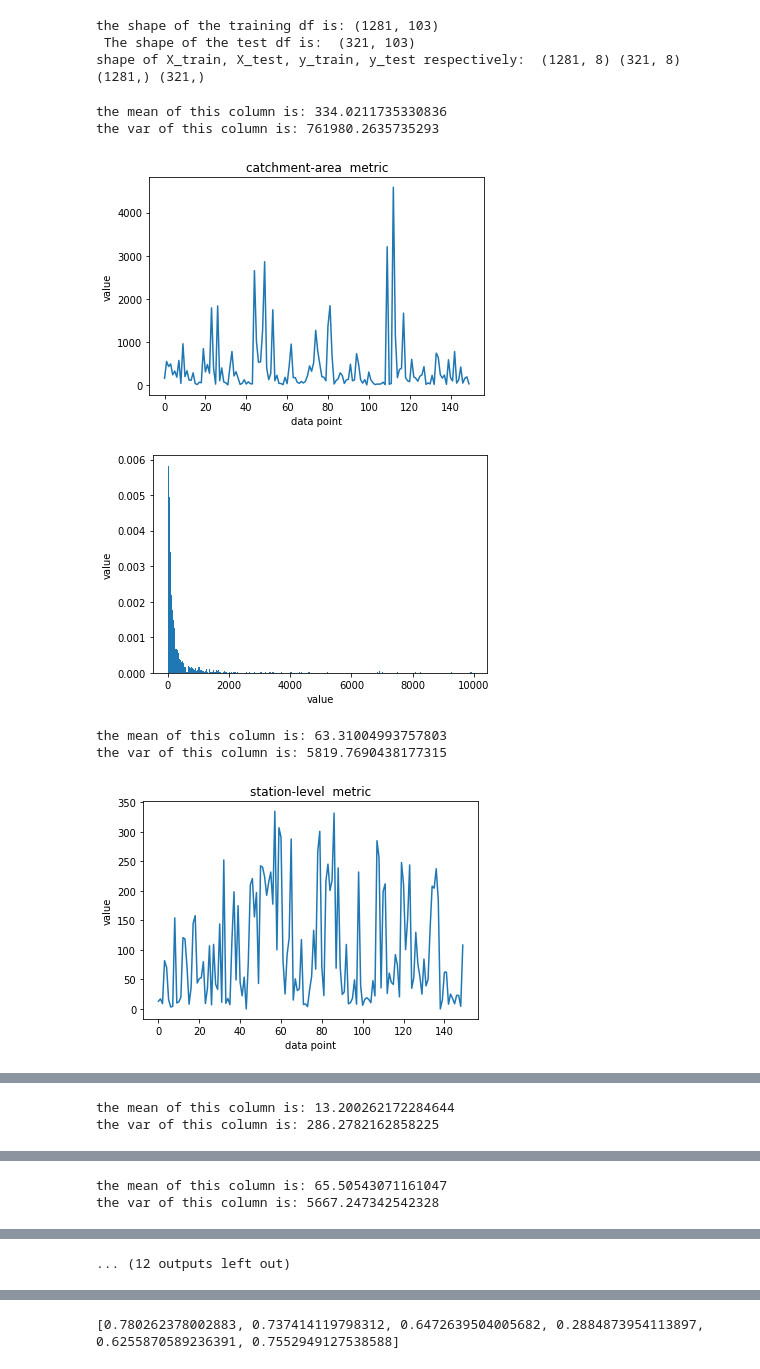
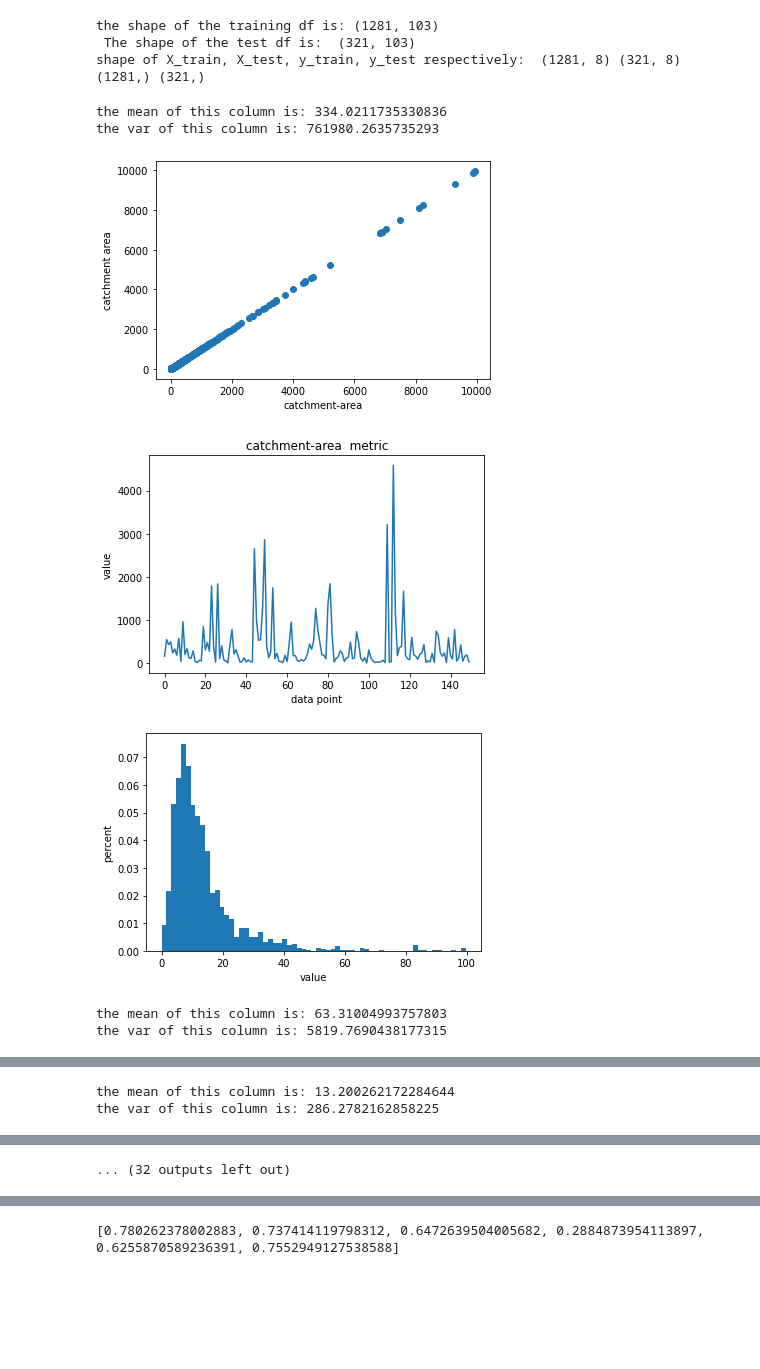
Before and after one commit to tcmarino8/Flood-Modeling, a Jupyter notebook: FloodModeling.ipynb, the cells around one changed output, grey strips where cells are left out. Saved outputs shown, nothing was run; the diff lists cells and outputs as text; code cells hidden in the pictures; blank space fills up the shorter version.

```diff
--- a/FloodModeling.ipynb
+++ b/FloodModeling.ipynb
@@ -138,7 +138,7 @@ Now that we have a map we might as well split this data into training and testin
 
 It seems that what I am trying to predict is the qmed data from the rest of the data. I will now go ahead and attempt to do so.
 # %%
-X = RiverFlowDataSet[['catchment-area', 'station-level', 'sensitivity', 'minimum-altitude', 'maximum-altitude', 'gdf-mean-flow', 'gdf-max-flow', 'mean-flood-plain-extent']].fillna(0)
+X = RiverFlowDataSet[['catchment-area', 'station-level', 'sensitivity', 'minimum-altitude', 'maximum-altitude', 'gdf-mean-flow', 'gdf-max-flow', 'mean-flood-plain-extent', 'farl', 'saar-1961-1990']].fillna(0)
 y = RiverFlowDataSet['qmed'].fillna(0)
 train_df, test_df = train_test_split(RiverFlowDataSet, test_size = .2)
 print('the shape of the training df is:', np.shape(train_df), '\n The shape of the test df is: ', np.shape(test_df))
@@ -155,25 +155,30 @@ shape of X_train, X_test, y_train, y_test respectively:  (1281, 8) (321, 8) (128
 # %%
 
 for column in X.columns:
   print('the mean of this column is:', np.mean(X[column]))
   print('the var of this column is:', np.var(X[column]))
+  plt.scatter(X[column], X['catchment-area'])
+  plt.xlabel(column)
+  plt.ylabel('catchment area')
+  plt.show()
   plt.plot(range(150), X[column][:150])
   plt.xlabel('data point')
   plt.ylabel('value')
   plt.title(f'{column}  metric')
   plt.show()
-  plt.hist(X[column], bins = 'auto', density = True)
+
+  plt.hist(np.sqrt(X[column]), bins = 'auto', density = True)
   plt.xlabel('value')
-  plt.ylabel('value')
+  plt.ylabel('percent')
   plt.show()
 # plt.hist(X['catchment-area'][:150], density = True)
 # plt.title('catchment area histogram')
 # plt.show()
 # %% [output]
 the mean of this column is: 334.0211735330836
 the var of this column is: 761980.2635735293
-[figure, old version]
+[figure, new version]
-[figure, old version]
+[figure, new version]
+[figure, new version]
 the mean of this column is: 63.31004993757803
 the var of this column is: 5819.7690438177315
-[figure, old version]
@@ -181,2 +185,0 @@ the var of this column is: 5819.7690438177315
-the mean of this column is: 13.200262172284644
-the var of this column is: 286.2782162858225
@@ -185,2 +188,2 @@ the var of this column is: 286.2782162858225
-the mean of this column is: 65.50543071161047
-the var of this column is: 5667.247342542328
+the mean of this column is: 13.200262172284644
+the var of this column is: 286.2782162858225
@@ -189 +191,0 @@ the var of this column is: 5667.247342542328
-... (12 outputs left out)
@@ -189,0 +193 @@ the var of this column is: 5667.247342542328
+... (32 outputs left out)
```
Also changed, not shown: parts of 15 cells of this notebook.
